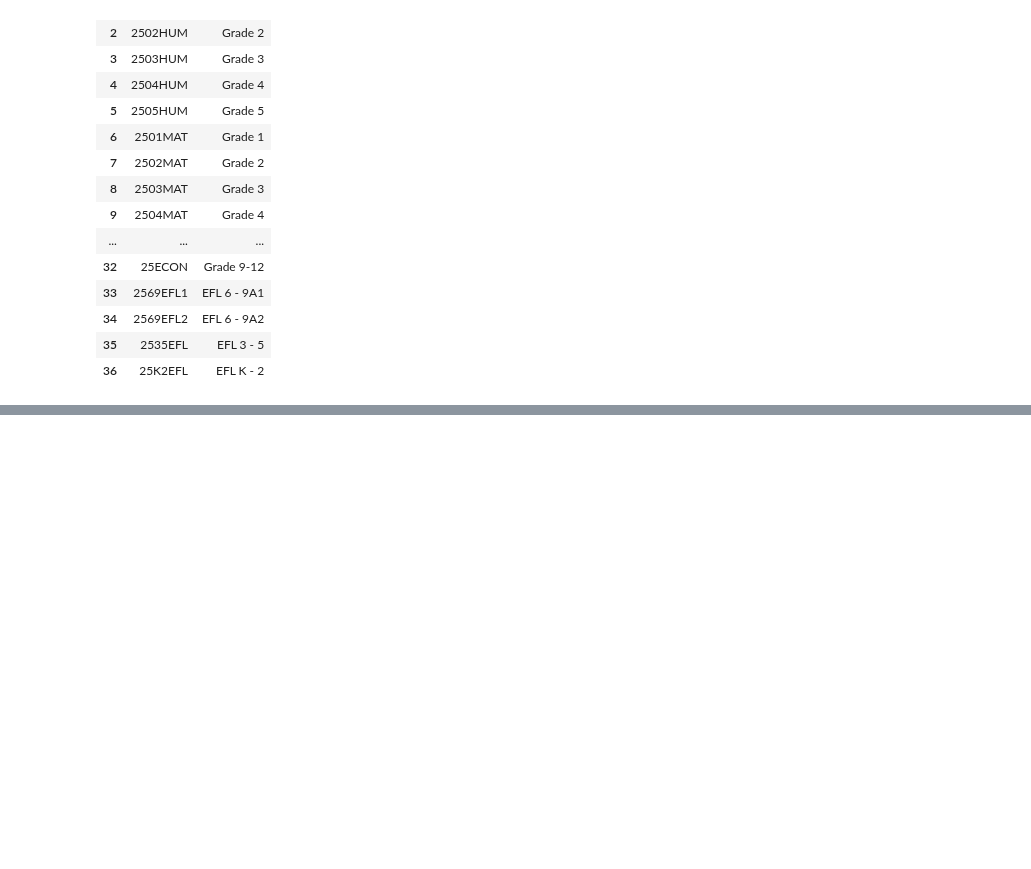
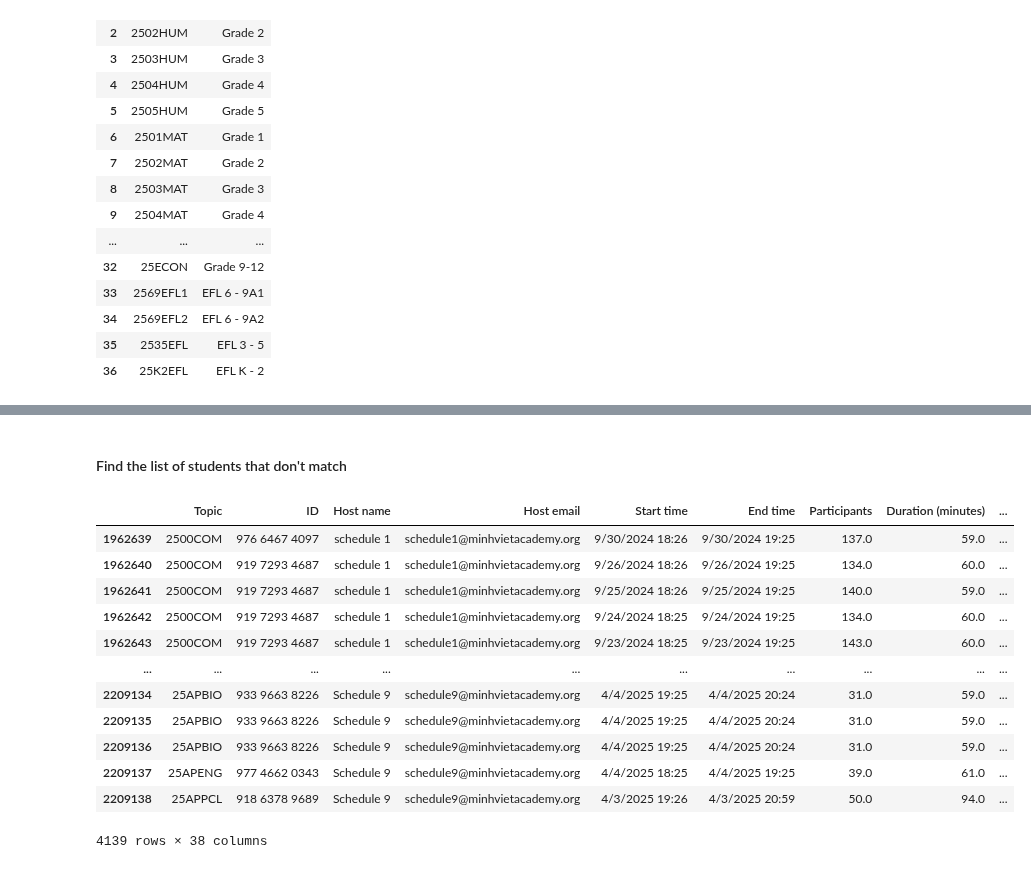
Before and after one commit to tthvan/Customer-Retention-Analysis, a Jupyter notebook: clean_merge.ipynb, the cells around one changed output, grey strips where cells are left out. Drawn from its saved outputs; the diff is of its cells as text; code cells hidden in the pictures; blank space fills up the shorter version.

```diff
--- a/clean_merge.ipynb
+++ b/clean_merge.ipynb
@@ -128,0 +158,19 @@ df_merged['Grade'].isna().sum()
+# %% [markdown]
+#### Find the list of students that don't match
+# %%
+zoom_only = m[m['_merge'] == 'left_only']
+zoom_only
+# %% [output]
+|  | Topic | ID | Host name | Host email | Start time | End time | Participants | Duration (minutes) | ... |
+| 1962639 | 2500COM | 976 6467 4097 | schedule 1 | schedule1@minhvietacademy.org | 9/30/2024 18:26 | 9/30/2024 19:25 | 137.0 | 59.0 | ... |
+| 1962640 | 2500COM | 919 7293 4687 | schedule 1 | schedule1@minhvietacademy.org | 9/26/2024 18:26 | 9/26/2024 19:25 | 134.0 | 60.0 | ... |
+| 1962641 | 2500COM | 919 7293 4687 | schedule 1 | schedule1@minhvietacademy.org | 9/25/2024 18:26 | 9/25/2024 19:25 | 140.0 | 59.0 | ... |
+| 1962642 | 2500COM | 919 7293 4687 | schedule 1 | schedule1@minhvietacademy.org | 9/24/2024 18:25 | 9/24/2024 19:25 | 134.0 | 60.0 | ... |
+| 1962643 | 2500COM | 919 7293 4687 | schedule 1 | schedule1@minhvietacademy.org | 9/23/2024 18:25 | 9/23/2024 19:25 | 143.0 | 60.0 | ... |
+| ... | ... | ... | ... | ... | ... | ... | ... | ... | ... |
+| 2209134 | 25APBIO | 933 9663 8226 | Schedule 9 | schedule9@minhvietacademy.org | 4/4/2025 19:25 | 4/4/2025 20:24 | 31.0 | 59.0 | ... |
+| 2209135 | 25APBIO | 933 9663 8226 | Schedule 9 | schedule9@minhvietacademy.org | 4/4/2025 19:25 | 4/4/2025 20:24 | 31.0 | 59.0 | ... |
+| 2209136 | 25APBIO | 933 9663 8226 | Schedule 9 | schedule9@minhvietacademy.org | 4/4/2025 19:25 | 4/4/2025 20:24 | 31.0 | 59.0 | ... |
+| 2209137 | 25APENG | 977 4662 0343 | Schedule 9 | schedule9@minhvietacademy.org | 4/4/2025 18:25 | 4/4/2025 19:25 | 39.0 | 61.0 | ... |
+| 2209138 | 25APPCL | 918 6378 9689 | Schedule 9 | schedule9@minhvietacademy.org | 4/3/2025 19:26 | 4/3/2025 20:59 | 50.0 | 94.0 | ... |
+4139 rows × 38 columns
```
Also changed, not shown: parts of 13 cells of this notebook, 2 other files.
